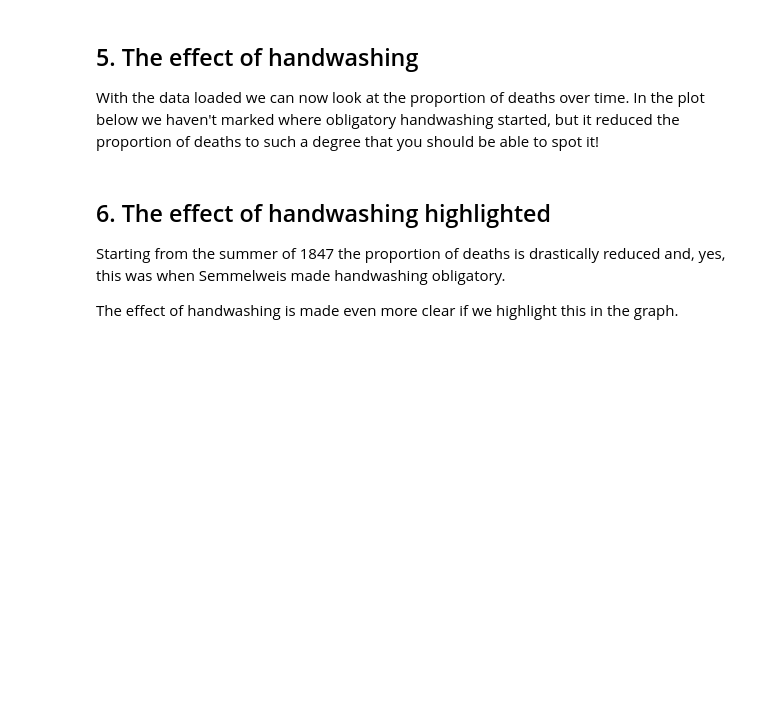
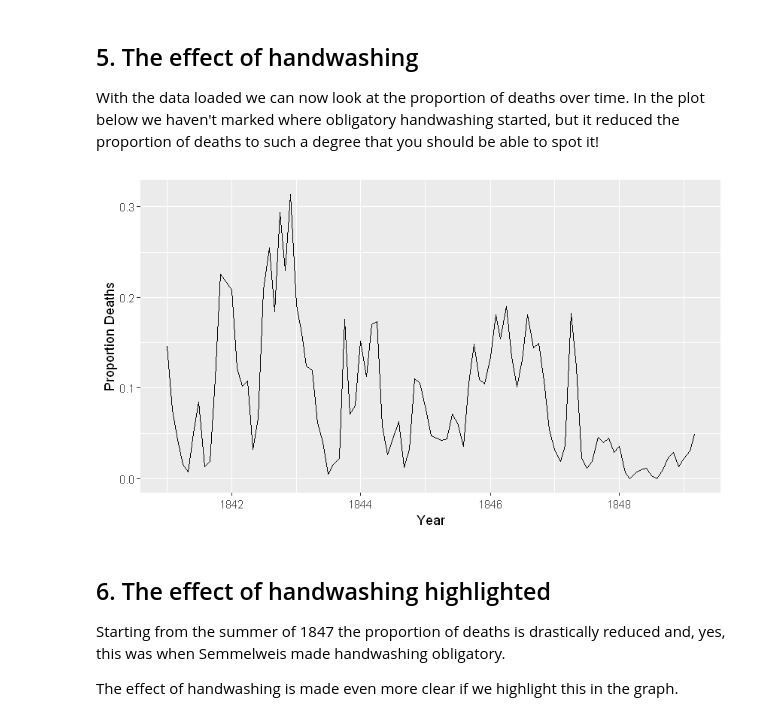
Before and after one commit to Nick-Kolowich/R-practice, a Jupyter notebook: History of Handwashing/notebook.ipynb, the cells around one changed output. Saved outputs shown, nothing was run; the diff lists cells and outputs as text; code cells hidden in the pictures; blank space fills up the shorter version.

Commit message:
add figures

```diff
--- a/History of Handwashing/notebook.ipynb
+++ b/History of Handwashing/notebook.ipynb
@@ -84,10 +84,11 @@ ggplot(yearly, aes(x = year, y = proportion_deaths, colour = clinic)) +
 <p>Let's load in monthly data from Clinic 1 to see if the handwashing had any effect.</p>
 # %%
 # Read datasets/monthly_deaths.csv into monthly
-monthly <- ....
+monthly <- read_csv("datasets/monthly_deaths.csv")
 
 # Adding a new column with proportion of deaths per no. births
-# .... YOUR CODE FOR TASK 4 ....
+monthly <- monthly %>%
+  mutate(proportion_deaths = deaths / births)
 
 # Print out the first rows in monthly
-# .... YOUR CODE FOR TASK 4 ....
+head(monthly)
@@ -100,3 +112,10 @@ monthly <- ....
+# %%
+# Plot monthly proportion of deaths
+ggplot(monthly, aes(date, proportion_deaths)) +
+  geom_line() +
+  labs(x = "Year", y = "Proportion Deaths")
+# %% [output]
+[figure, added]
 # %% [markdown]
 ## 6. The effect of handwashing highlighted
 <p>Starting from the summer of 1847 the proportion of deaths is drastically reduced and, yes, this was when Semmelweis made handwashing obligatory. </p>
```
Also changed, not shown: parts of 3 cells of this notebook.
